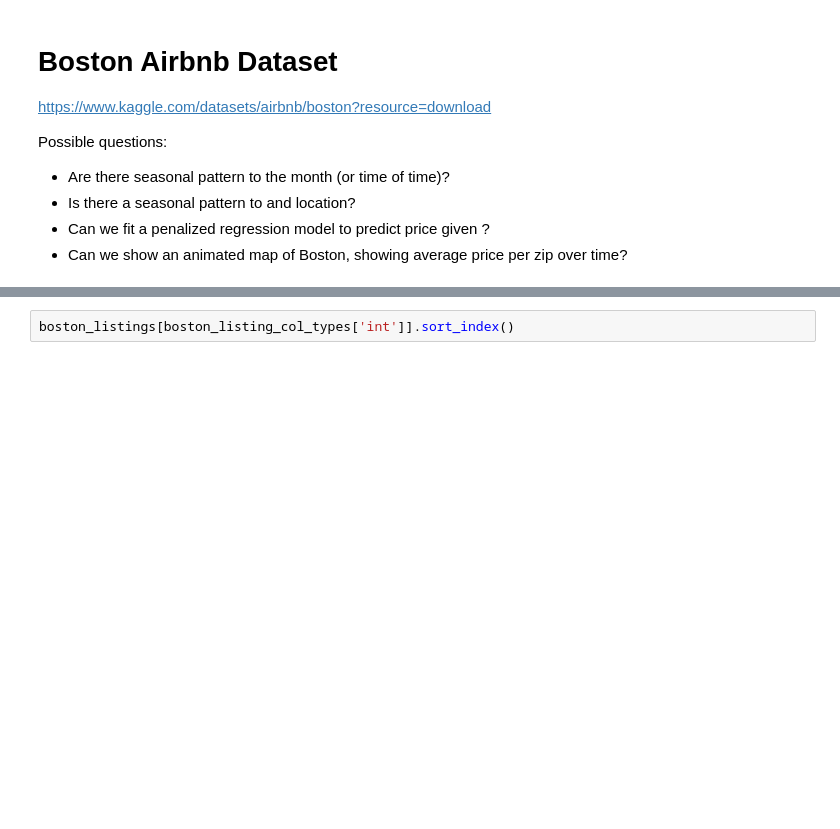
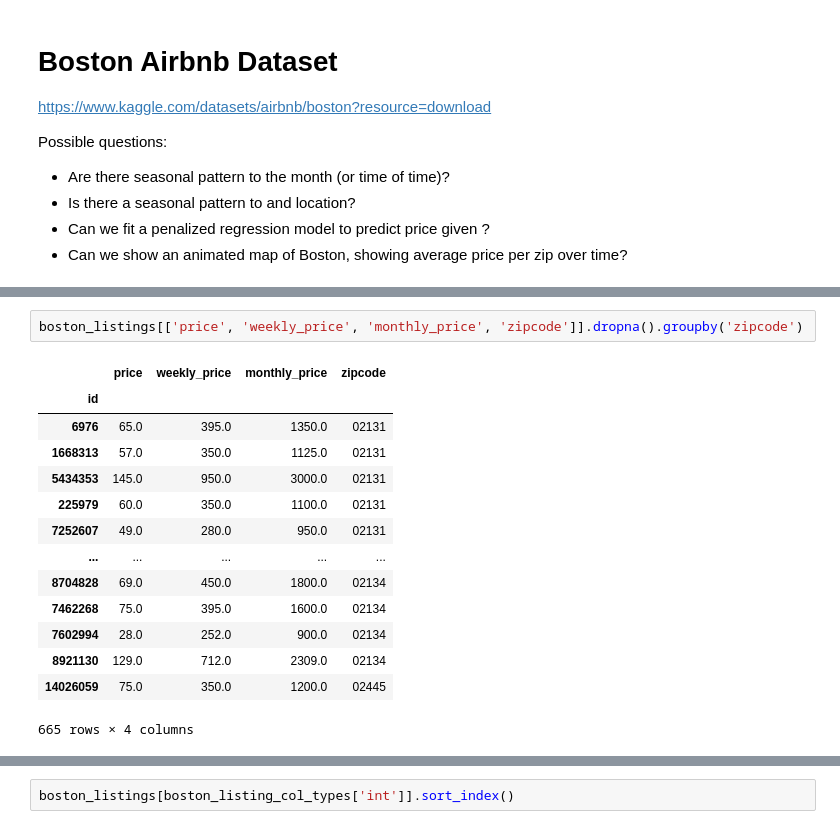
Before and after one commit to justinclarkhome/UdacityDataScienceProject1, a Jupyter notebook: Project1.ipynb, the cells around one changed output, grey strips where cells are left out. Cells and saved outputs as stored; diff of their text form; blank space fills up the shorter version.

```diff
--- a/Project1.ipynb
+++ b/Project1.ipynb
@@ -35,0 +73,17 @@ Types detected:
+# %%
+boston_listings[['price', 'weekly_price', 'monthly_price', 'zipcode']].dropna().groupby('zipcode')
+# %% [output]
+|  | price | weekly_price | monthly_price | zipcode |
+| id |  |  |  |  |
+| 6976 | 65.0 | 395.0 | 1350.0 | 02131 |
+| 1668313 | 57.0 | 350.0 | 1125.0 | 02131 |
+| 5434353 | 145.0 | 950.0 | 3000.0 | 02131 |
+| 225979 | 60.0 | 350.0 | 1100.0 | 02131 |
+| 7252607 | 49.0 | 280.0 | 950.0 | 02131 |
+| ... | ... | ... | ... | ... |
+| 8704828 | 69.0 | 450.0 | 1800.0 | 02134 |
+| 7462268 | 75.0 | 395.0 | 1600.0 | 02134 |
+| 7602994 | 28.0 | 252.0 | 900.0 | 02134 |
+| 8921130 | 129.0 | 712.0 | 2309.0 | 02134 |
+| 14026059 | 75.0 | 350.0 | 1200.0 | 02445 |
+665 rows × 4 columns
```
Also changed, not shown: parts of 14 cells of this notebook.
